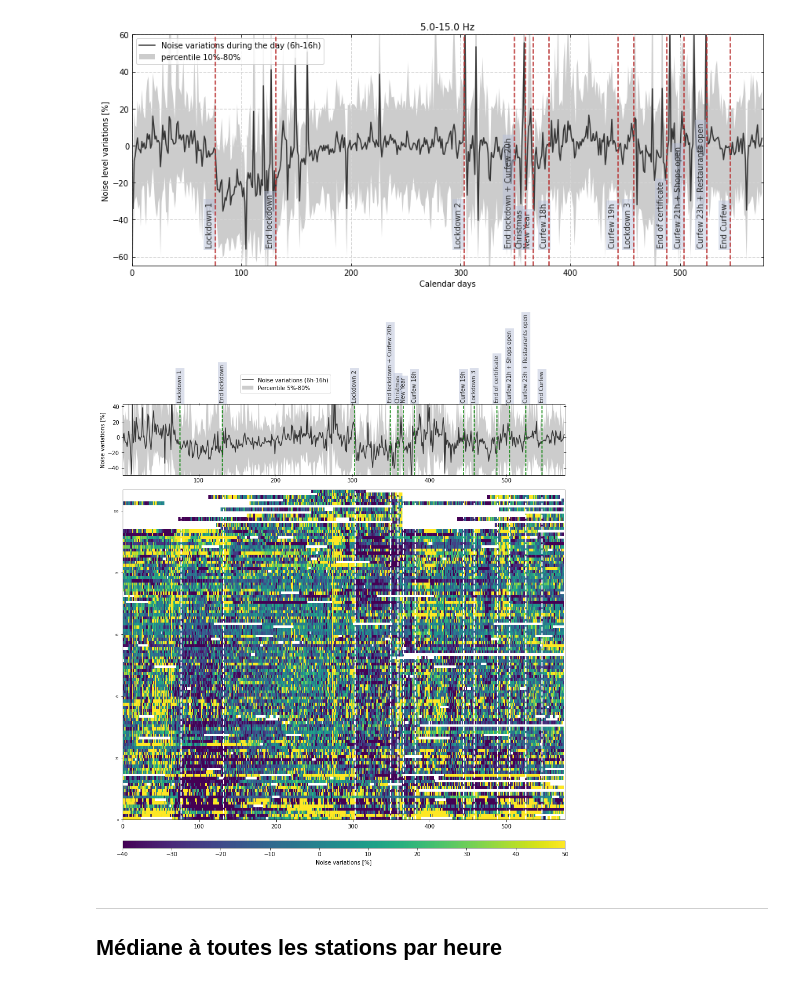
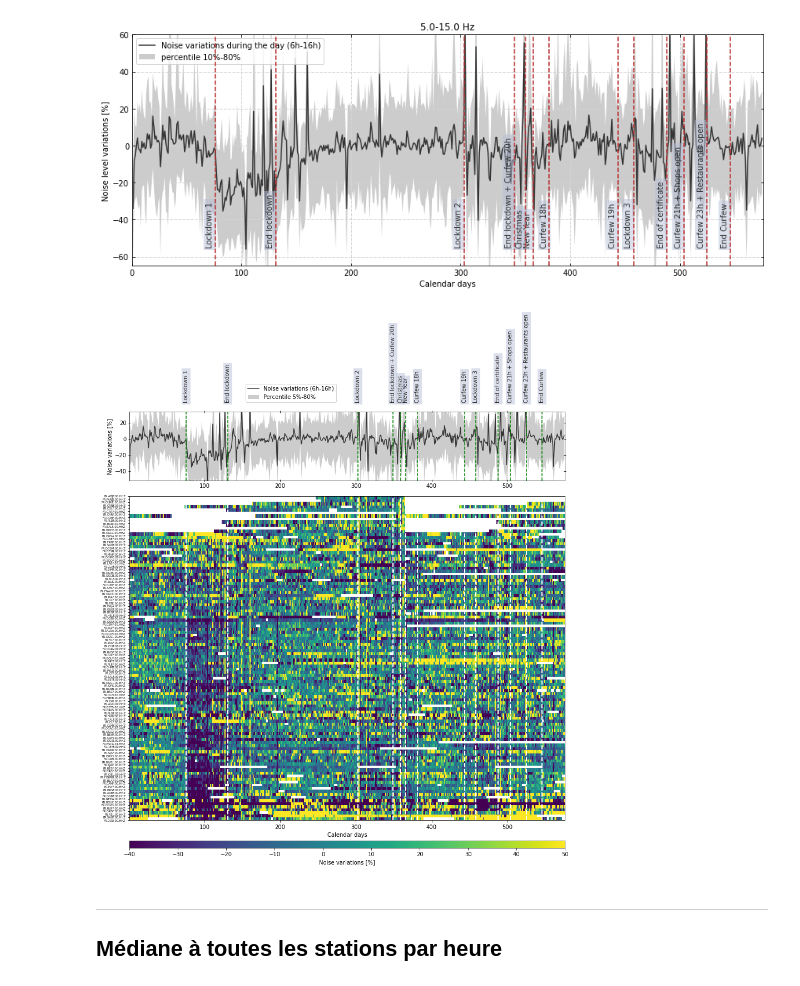
Before and after one commit to FlavienMattern/seismic-noise, a Jupyter notebook: fr_noise_overview_diff2019.ipynb, the cells around one changed output. Cells and saved outputs as stored; diff of their text form; code cells hidden in the pictures.

Commit message:
Finalisation de toutes les figures

```diff
--- a/fr_noise_overview_diff2019.ipynb
+++ b/fr_noise_overview_diff2019.ipynb
@@ -412,36 +412,37 @@ if signal_choice == "env_down": array1D = enveloppe(dates, noise_fr)[0]
 # plt.clim(np.quantile(array1D, 0.05), np.quantile(array1D, 0.95))
 
 
 ### DETAILS
 plt.subplot(grid[5:])
 if signal_choice == "all":      array2D = med_var
 if signal_choice == "env_up":   array2D = env_up_matrix
 if signal_choice == "env_down": array2D = env_down_matrix
 ref = np.nanmedian(np.array(array2D)[:,14:69], axis=1)
 l1  = np.nanmedian(np.array(array2D)[:,76:131], axis=1)
 varr = l1-ref
 sort_list = varr.argsort()
 array2D_bis = [array2D[i] for i in sort_list]
-plt.pcolormesh(array2D_bis)
+st_list_bis = [st_list[i] for i in sort_list]
+plt.pcolormesh(dCalendar, st_list_bis, array2D_bis)
 # plt.pcolormesh(dates, st_list, array2D_bis)
 plt.tick_params(axis='y', labelsize=5)
 
 for n in range(len(dates_tags)):
     delta = dates_tags[n] - pd.Timestamp(2020, 1, 1)
     t_search = delta.days
     desc_search = desc_tags[n]
     plt.axvline(t_search, ls="--", lw=2, color="white", zorder=10)   # Confinement 1
 
-
+plt.xlabel('Calendar days')
 plt.clim(cbar_lim)
 plt.colorbar(orientation="horizontal", label='Noise variations [%]', pad=0.05, shrink=1, aspect=60)
 fig.tight_layout()
 
 folder = "RESULTS/FR/all_stations/{}Hz/ref2019".format(freq_str)
 if not os.path.exists(folder): os.makedirs(folder)
 plt.savefig("{}/ts_day_details{}.png".format(folder, filename_suffix), dpi=150)
 # %% [output]
-[figure, old version]
+[figure, new version]
 # %% [markdown]
 ---
 ## Médiane à toutes les stations par heure
```
Also changed, not shown: parts of 9 cells of this notebook, 1 other file.
